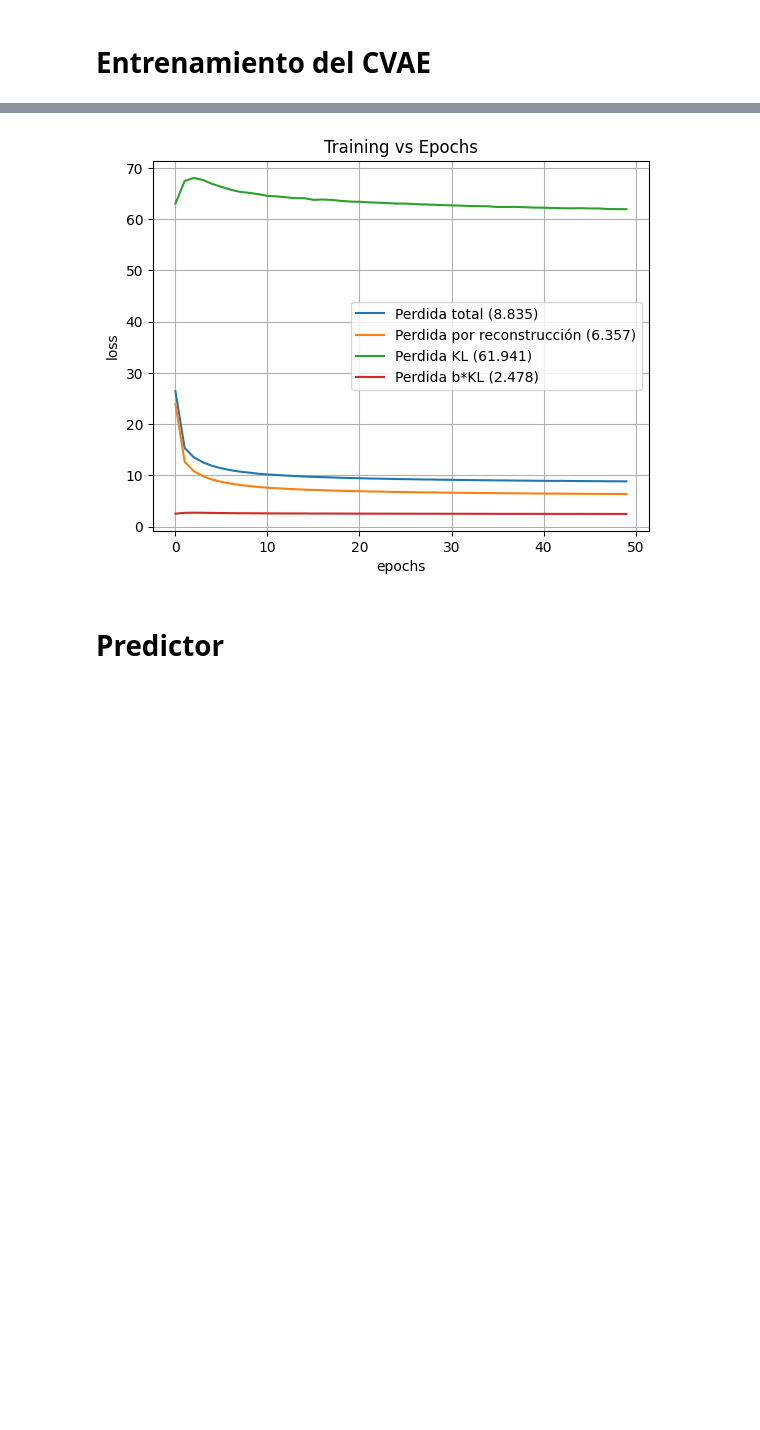
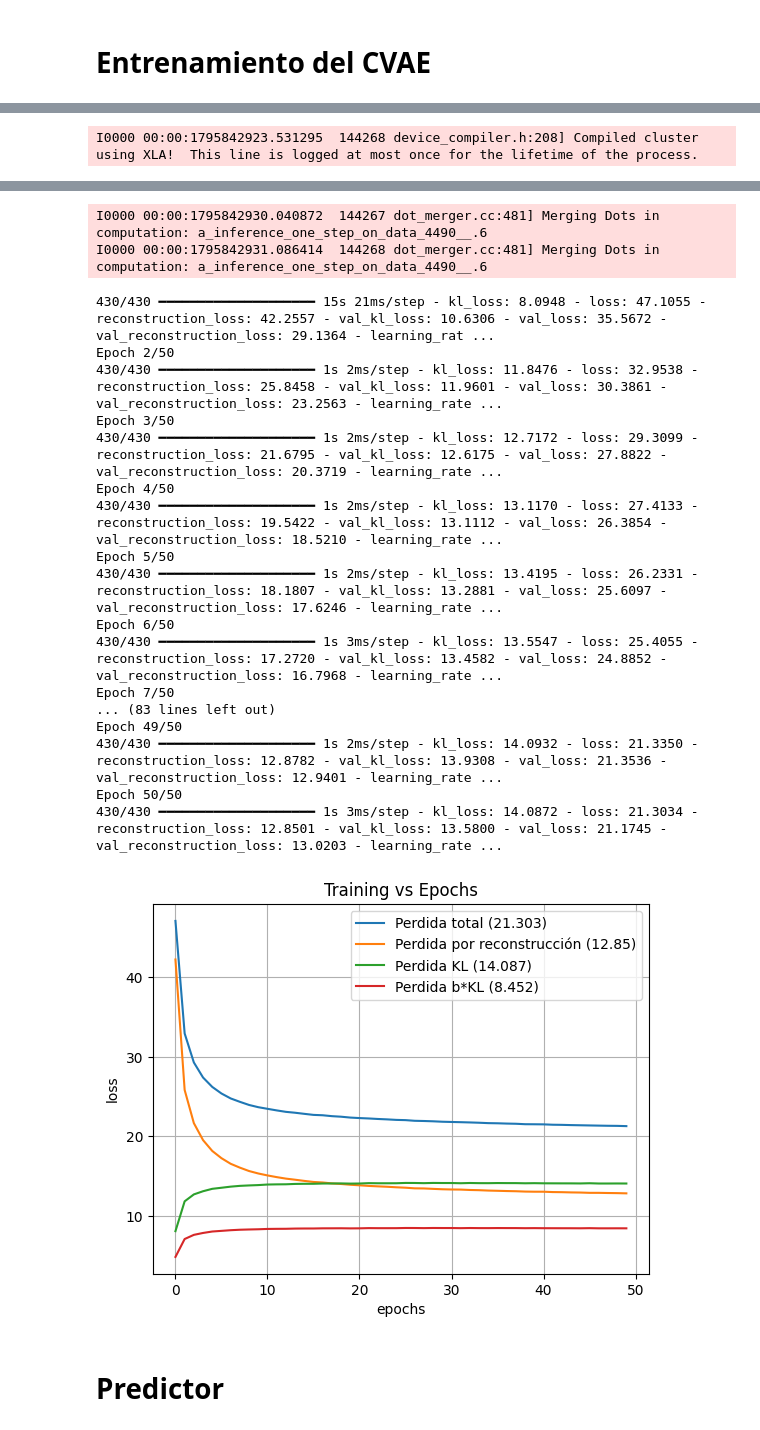
Before and after one commit to SantiagoGalan/CROP_1, a Jupyter notebook: project/trained_models/train_models.ipynb, the cells around one changed output, grey strips where cells are left out. Saved outputs shown, nothing was run; the diff lists cells and outputs as text; code cells hidden in the pictures; blank space fills up the shorter version.

```diff
--- a/project/trained_models/train_models.ipynb
+++ b/project/trained_models/train_models.ipynb
@@ -14,7 +14,7 @@ import tensorflow as tf
 from keras.callbacks import EarlyStopping
 
 ## parametros
-dataset="fashion"
+dataset="mnist"
 data = Loader.data(dataset=dataset)
 
 x_train = data["x_train"]
@@ -38,7 +38,7 @@ val_dataset = val_dataset.batch(128)
 #latent_dim =      [2,64,64,128,128,256,784]
 intermediate_dim = [256]
 latent_dim =       [64]
-beta =             [0.04] # 0.4 iguala las perdidas
+beta =             [0.6] # 0.4 iguala las perdidas
 
 
 
@@ -171,0 +165 @@ Epoch 50/50
+I0000 00:00:1795842923.531295  144268 device_compiler.h:208] Compiled cluster using XLA!  This line is logged at most once for the lifetime of the process.
@@ -172,4 +178,23 @@ Epoch 50/50
+I0000 00:00:1795842930.040872  144267 dot_merger.cc:481] Merging Dots in computation: a_inference_one_step_on_data_4490__.6
+I0000 00:00:1795842931.086414  144268 dot_merger.cc:481] Merging Dots in computation: a_inference_one_step_on_data_4490__.6
+430/430 ━━━━━━━━━━━━━━━━━━━━ 15s 21ms/step - kl_loss: 8.0948 - loss: 47.1055 - reconstruction_loss: 42.2557 - val_kl_loss: 10.6306 - val_loss: 35.5672 - val_reconstruction_loss: 29.1364 - learning_rat ...
+Epoch 2/50
+430/430 ━━━━━━━━━━━━━━━━━━━━ 1s 2ms/step - kl_loss: 11.8476 - loss: 32.9538 - reconstruction_loss: 25.8458 - val_kl_loss: 11.9601 - val_loss: 30.3861 - val_reconstruction_loss: 23.2563 - learning_rate ...
+Epoch 3/50
+430/430 ━━━━━━━━━━━━━━━━━━━━ 1s 2ms/step - kl_loss: 12.7172 - loss: 29.3099 - reconstruction_loss: 21.6795 - val_kl_loss: 12.6175 - val_loss: 27.8822 - val_reconstruction_loss: 20.3719 - learning_rate ...
+Epoch 4/50
+430/430 ━━━━━━━━━━━━━━━━━━━━ 1s 2ms/step - kl_loss: 13.1170 - loss: 27.4133 - reconstruction_loss: 19.5422 - val_kl_loss: 13.1112 - val_loss: 26.3854 - val_reconstruction_loss: 18.5210 - learning_rate ...
+Epoch 5/50
+430/430 ━━━━━━━━━━━━━━━━━━━━ 1s 2ms/step - kl_loss: 13.4195 - loss: 26.2331 - reconstruction_loss: 18.1807 - val_kl_loss: 13.2881 - val_loss: 25.6097 - val_reconstruction_loss: 17.6246 - learning_rate ...
+Epoch 6/50
+430/430 ━━━━━━━━━━━━━━━━━━━━ 1s 3ms/step - kl_loss: 13.5547 - loss: 25.4055 - reconstruction_loss: 17.2720 - val_kl_loss: 13.4582 - val_loss: 24.8852 - val_reconstruction_loss: 16.7968 - learning_rate ...
+Epoch 7/50
+... (83 lines left out)
+Epoch 49/50
+430/430 ━━━━━━━━━━━━━━━━━━━━ 1s 2ms/step - kl_loss: 14.0932 - loss: 21.3350 - reconstruction_loss: 12.8782 - val_kl_loss: 13.9308 - val_loss: 21.3536 - val_reconstruction_loss: 12.9401 - learning_rate ...
+Epoch 50/50
+430/430 ━━━━━━━━━━━━━━━━━━━━ 1s 3ms/step - kl_loss: 14.0872 - loss: 21.3034 - reconstruction_loss: 12.8501 - val_kl_loss: 13.5800 - val_loss: 21.1745 - val_reconstruction_loss: 13.0203 - learning_rate ...
-[figure, old version]
+[figure, new version]
 # %% [markdown]
 # Predictor
 # %%
```
Also changed, not shown: parts of 1 cell of this notebook, 13 other files.
